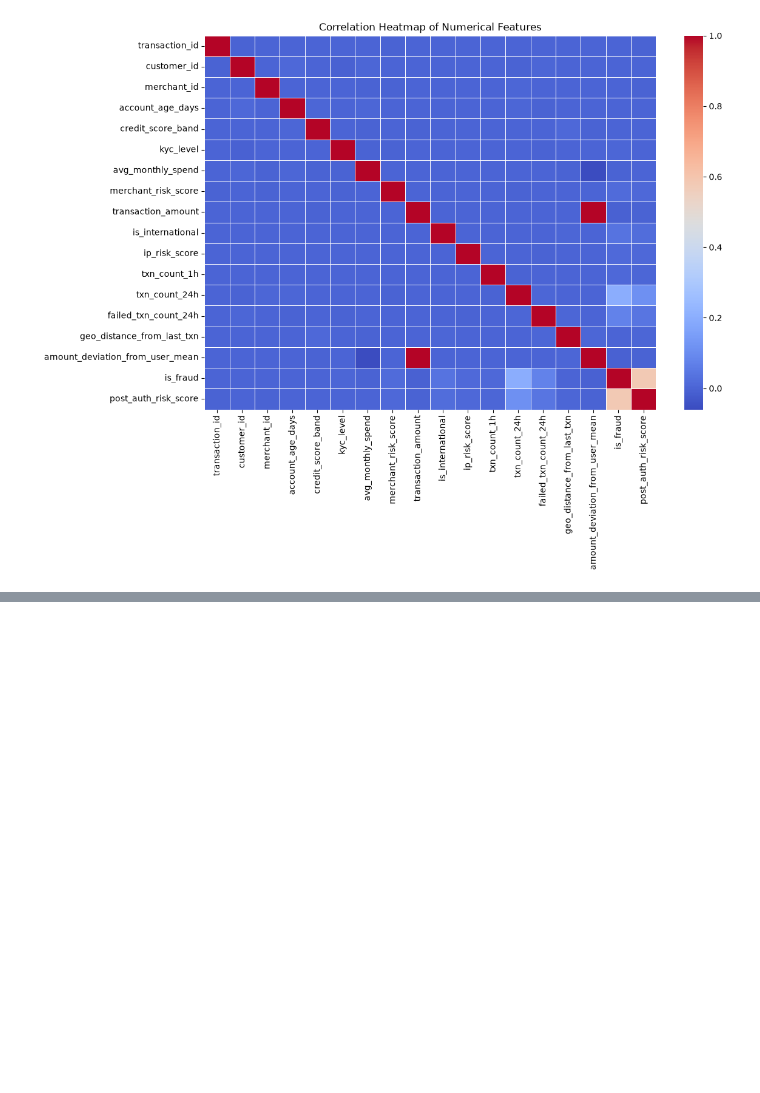
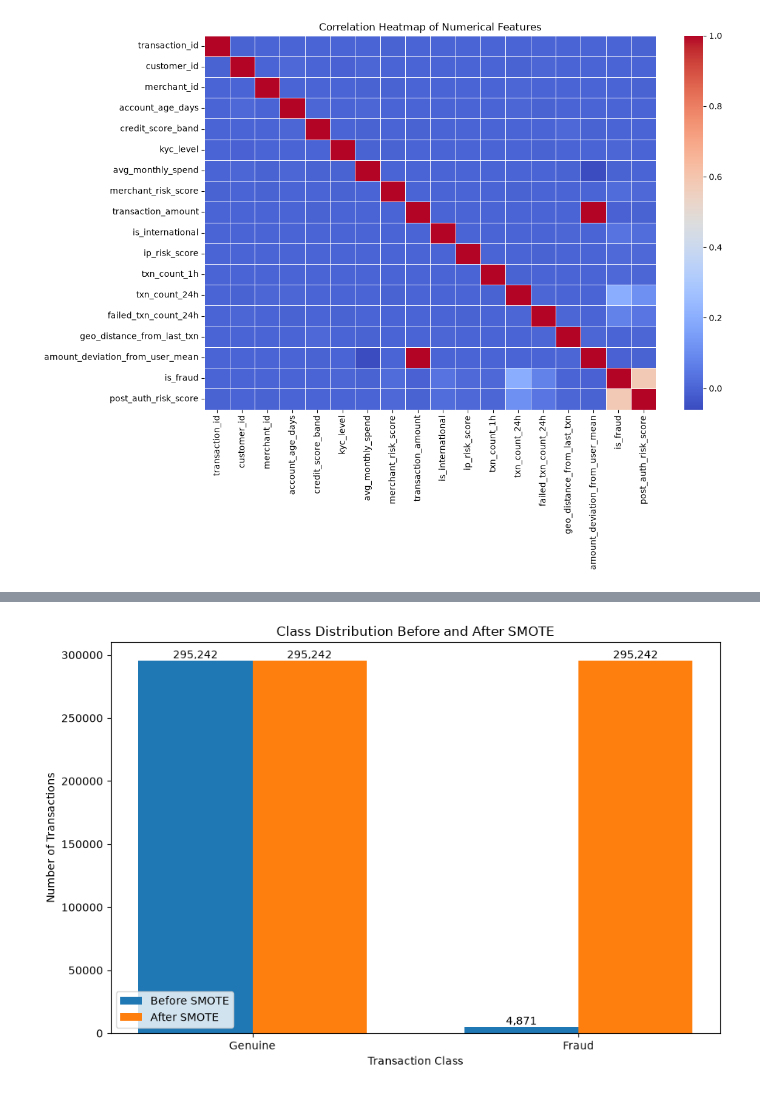
Before and after one commit to sohu9/zero-day-fraud-detection, a Jupyter notebook: 01_data_exploration.ipynb, the cells around one changed output, grey strips where cells are left out. Saved outputs shown, nothing was run; the diff lists cells and outputs as text; code cells hidden in the pictures; blank space fills up the shorter version.

```diff
--- a/01_data_exploration.ipynb
+++ b/01_data_exploration.ipynb
@@ -226,0 +311,41 @@ plt.show()
+# %%
+import matplotlib.pyplot as plt
+import numpy as np
+
+# Actual counts
+before = [295242, 4871]
+after = [295242, 295242]
+
+labels = ["Genuine", "Fraud"]
+
+x = np.arange(len(labels))
+width = 0.35
+
+plt.figure(figsize=(9, 6))
+
+bars1 = plt.bar(x - width/2, before, width, label="Before SMOTE")
+bars2 = plt.bar(x + width/2, after, width, label="After SMOTE")
+
+plt.xlabel("Transaction Class")
+plt.ylabel("Number of Transactions")
+plt.title("Class Distribution Before and After SMOTE")
+
+plt.xticks(x, labels)
+plt.legend()
+
+# Values on bars
+for bars in [bars1, bars2]:
+    for bar in bars:
+        height = bar.get_height()
+        plt.text(
+            bar.get_x() + bar.get_width()/2,
+            height,
+            f"{int(height):,}",
+            ha="center",
+            va="bottom"
+        )
+
+plt.tight_layout()
+plt.show()
+# %% [output]
+[figure, added]
```
Also changed, not shown: parts of 4 cells of this notebook.
